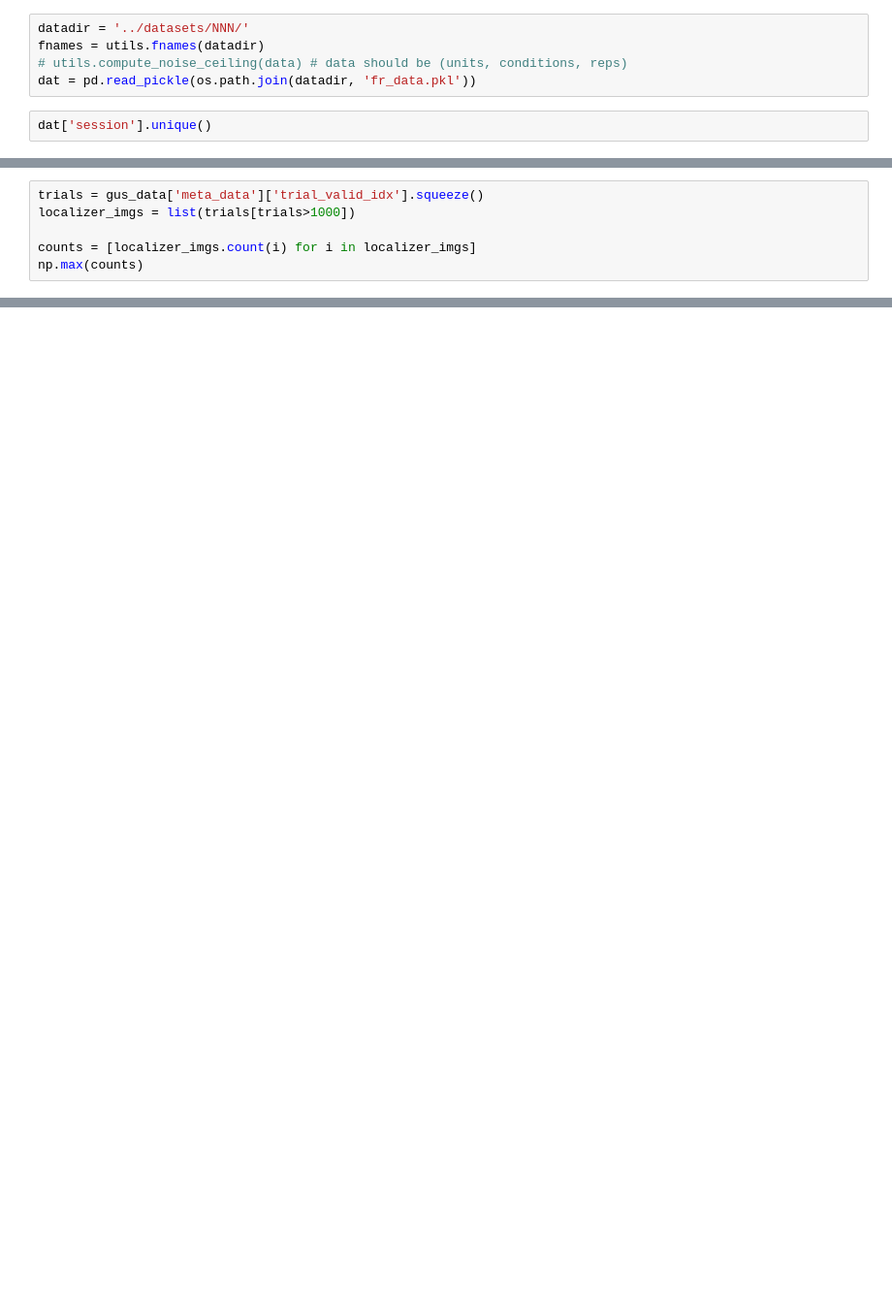
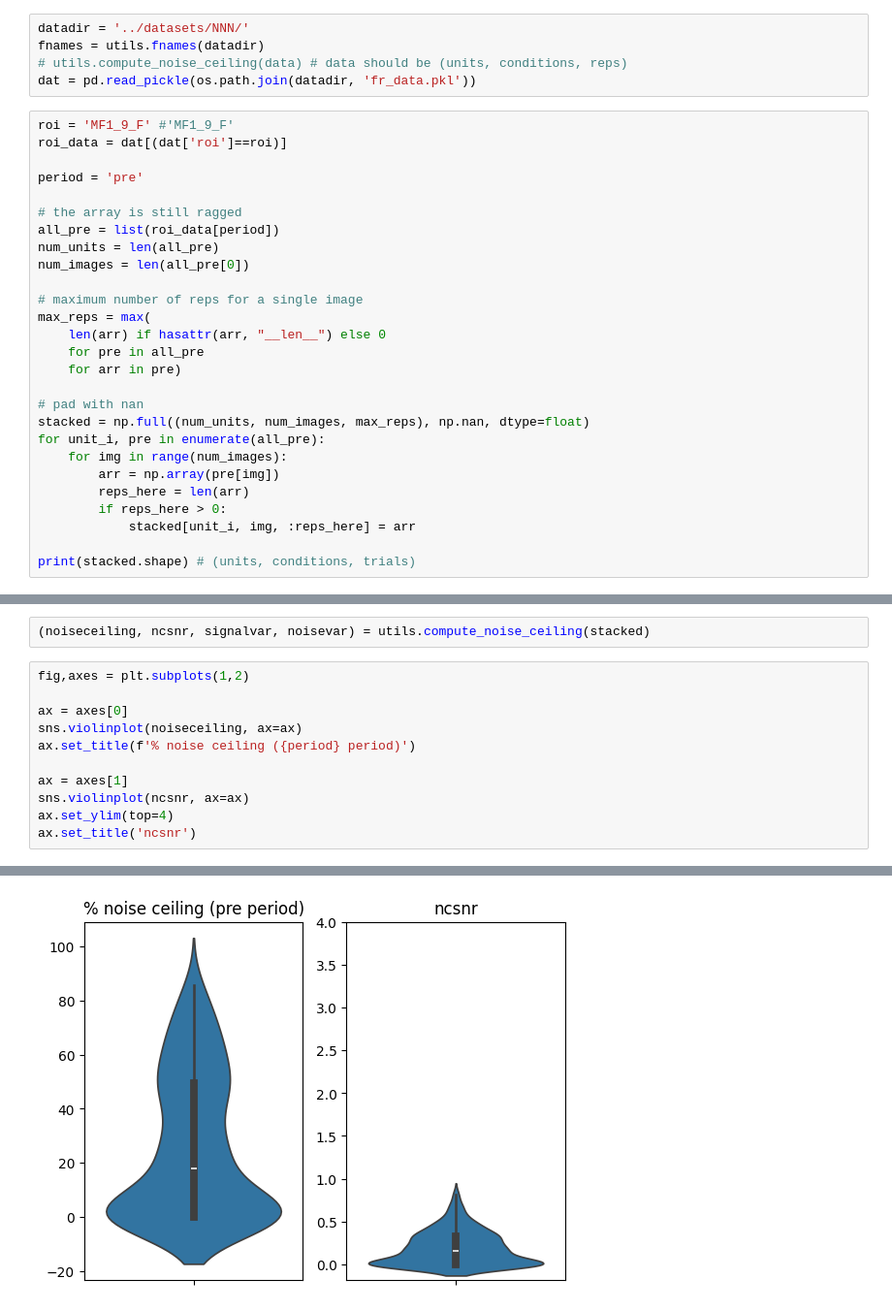
Before and after one commit to aimarvi/triplen, a Jupyter notebook: compute_ncsnr.ipynb, the cells around one changed output, grey strips where cells are left out. Shown at 97% size. Saved outputs shown, nothing was run; the diff lists cells and outputs as text; blank space fills up the shorter version.

Commit message:
ncsnr results

```diff
--- a/compute_ncsnr.ipynb
+++ b/compute_ncsnr.ipynb
@@ -11,5 +14,30 @@ fnames = utils.fnames(datadir)
 # utils.compute_noise_ceiling(data) # data should be (units, conditions, reps)
 dat = pd.read_pickle(os.path.join(datadir, 'fr_data.pkl'))
 # %%
-dat['session'].unique()
+roi = 'MF1_9_F' #'MF1_9_F'
+roi_data = dat[(dat['roi']==roi)]
+
+period = 'pre'
+
+# the array is still ragged
+all_pre = list(roi_data[period])
+num_units = len(all_pre)
+num_images = len(all_pre[0])
+
+# maximum number of reps for a single image
+max_reps = max(
+    len(arr) if hasattr(arr, "__len__") else 0
+    for pre in all_pre
+    for arr in pre)
+
+# pad with nan
+stacked = np.full((num_units, num_images, max_reps), np.nan, dtype=float)
+for unit_i, pre in enumerate(all_pre):
+    for img in range(num_images):
+        arr = np.array(pre[img])
+        reps_here = len(arr)
+        if reps_here > 0:
+            stacked[unit_i, img, :reps_here] = arr
+
+print(stacked.shape) # (units, conditions, trials)
 # %% [output]
@@ -20,7 +45,14 @@ array([ 1,  2,  3,  4,  5,  6,  7,  8,  9, 10, 11, 12, 13, 14, 15, 16, 17,
+# %%
+(noiseceiling, ncsnr, signalvar, noisevar) = utils.compute_noise_ceiling(stacked)
 # %%
-trials = gus_data['meta_data']['trial_valid_idx'].squeeze()
-localizer_imgs = list(trials[trials>1000])
+fig,axes = plt.subplots(1,2)
 
-counts = [localizer_imgs.count(i) for i in localizer_imgs]
-np.max(counts)
+ax = axes[0]
+sns.violinplot(noiseceiling, ax=ax)
+ax.set_title(f'% noise ceiling ({period} period)')
+
+ax = axes[1]
+sns.violinplot(ncsnr, ax=ax)
+ax.set_ylim(top=4)
+ax.set_title('ncsnr')
 # %% [output]
@@ -27,0 +60 @@ np.int64(7)
+[figure, added]
```
Also changed, not shown: parts of 3 cells of this notebook, 1 other file.
